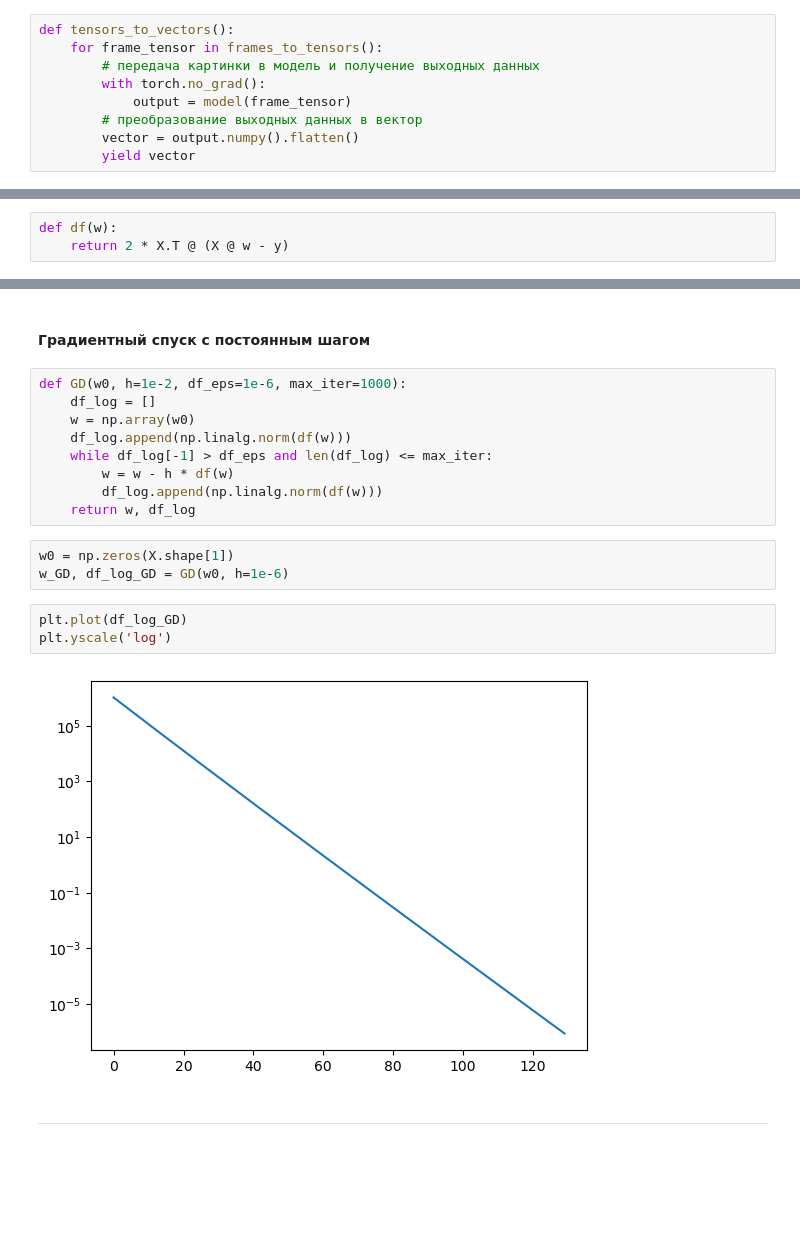
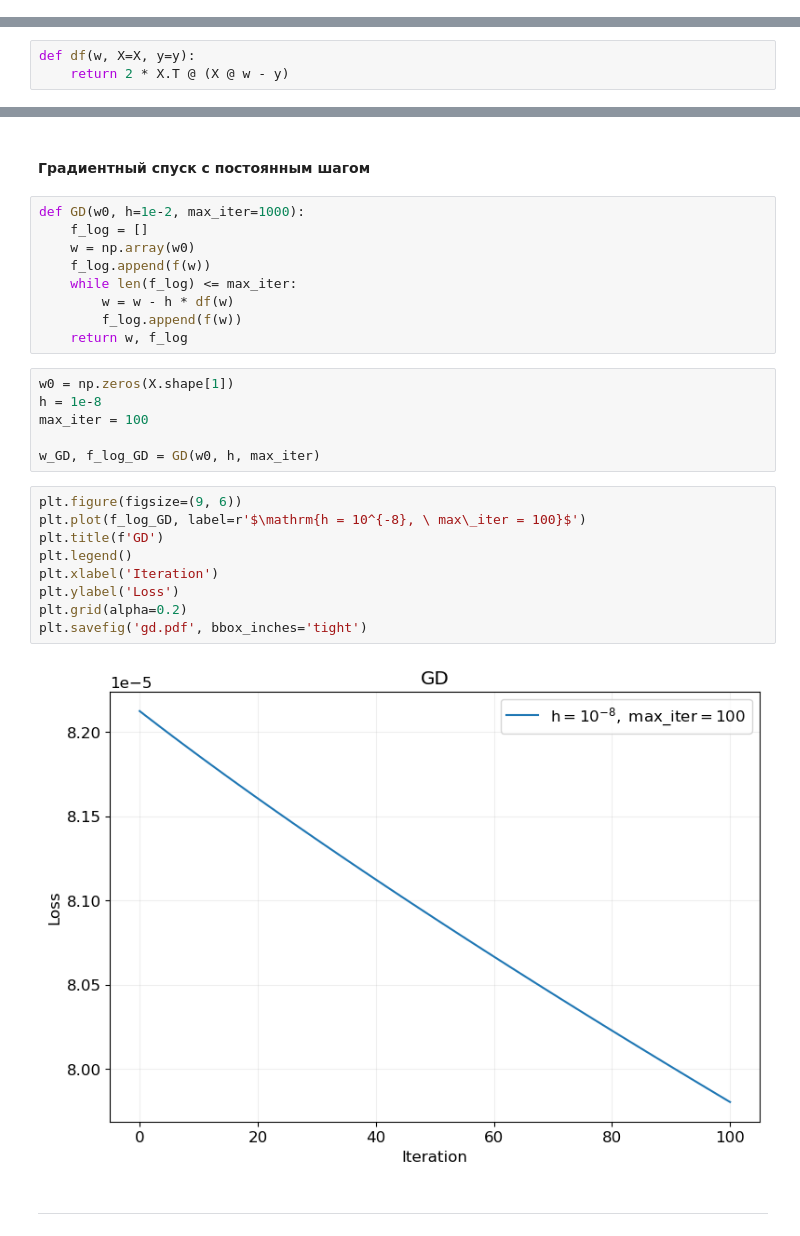
Before and after one commit to kisnikser/Optimization-Methods, a Jupyter notebook: main.ipynb, the cells around one changed output, grey strips where cells are left out. Cells and saved outputs as stored; diff of their text form; blank space fills up the shorter version.

```diff
--- a/main.ipynb
+++ b/main.ipynb
@@ -87,15 +54,6 @@ def frames_to_tensors():
         transformer = transforms.ToTensor()
         frame_tensor = transformer(frame)
         yield frame_tensor
-# %%
-def tensors_to_vectors():
-    for frame_tensor in frames_to_tensors():
-        # передача картинки в модель и получение выходных данных
-        with torch.no_grad():
-            output = model(frame_tensor)
-        # преобразование выходных данных в вектор
-        vector = output.numpy().flatten()
-        yield vector
 # %%
 # меняем tensors_to_vectors()
 
@@ -300,7 +233,7 @@ np.linalg.matrix_rank(X)
 def f(w):
     return np.linalg.norm(X @ w - y) ** 2
 # %%
-def df(w):
+def df(w, X=X, y=y):
     return 2 * X.T @ (X @ w - y)
 # %%
 def d2f(w):
@@ -316,22 +249,31 @@ MemoryError: Unable to allocate 3.09 TiB for an array with shape (921600, 921600
 # %% [markdown]
 #### Градиентный спуск с постоянным шагом
 # %%
-def GD(w0, h=1e-2, df_eps=1e-6, max_iter=1000):
-    df_log = []
+def GD(w0, h=1e-2, max_iter=1000):
+    f_log = []
     w = np.array(w0)
-    df_log.append(np.linalg.norm(df(w)))
-    while df_log[-1] > df_eps and len(df_log) <= max_iter:
+    f_log.append(f(w))
+    while len(f_log) <= max_iter:
         w = w - h * df(w)
-        df_log.append(np.linalg.norm(df(w)))
-    return w, df_log
+        f_log.append(f(w))
+    return w, f_log
 # %%
 w0 = np.zeros(X.shape[1])
-w_GD, df_log_GD = GD(w0, h=1e-6)
+h = 1e-8
+max_iter = 100
+
+w_GD, f_log_GD = GD(w0, h, max_iter)
-# %%
-plt.plot(df_log_GD)
-plt.yscale('log')
-# %% [output]
-[figure, removed]
+# %%
+plt.figure(figsize=(9, 6))
+plt.plot(f_log_GD, label=r'$\mathrm{h = 10^{-8}, \ max\_iter = 100}$')
+plt.title(f'GD')
+plt.legend()
+plt.xlabel('Iteration')
+plt.ylabel('Loss')
+plt.grid(alpha=0.2)
+plt.savefig('gd.pdf', bbox_inches='tight')
+# %% [output]
+[figure, added]
 # %% [markdown]
 ---
 # %% [markdown]
```
Also changed, not shown: parts of 64 cells of this notebook, 12 other files.
